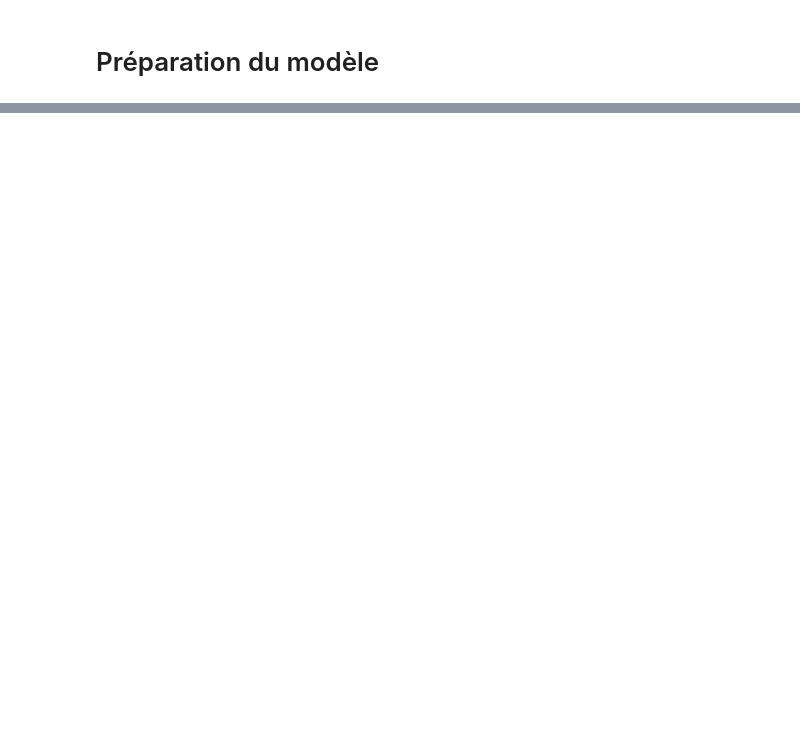
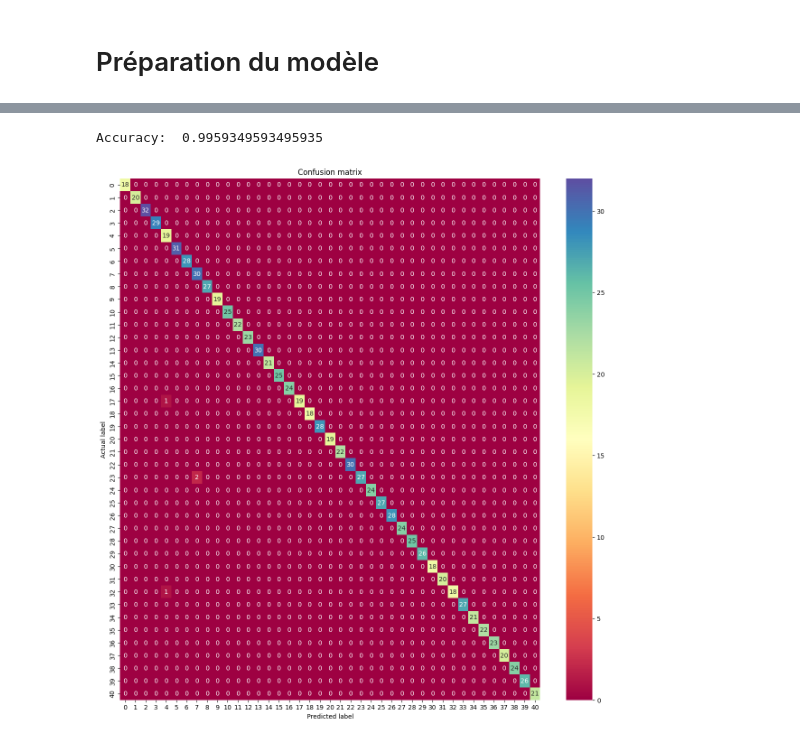
Before and after one commit to pascal-rithi-ke/detection_maladie, a Jupyter notebook: model/ChatBot.ipynb, the cells around one changed output, grey strips where cells are left out. Drawn from its saved outputs; the diff is of its cells as text; code cells hidden in the pictures; blank space fills up the shorter version.

Commit message:
ajout model entrainer + front et back

```diff
--- a/model/ChatBot.ipynb
+++ b/model/ChatBot.ipynb
@@ -464,0 +230,3 @@ plt.show()
+# %%
+df = df.fillna(0)
+df.head()
@@ -464,0 +429,19 @@ plt.show()
+# %%
+# Testing the model
+model = RandomForestClassifier()
+model.fit(X_train, y_train)
+predictions = model.predict(X_test)
+
+print("Accuracy: ",metrics.accuracy_score(y_test, predictions))
+
+# Confusion matrix
+cm = metrics.confusion_matrix(y_test, predictions)
+plt.figure(figsize=(15,15))
+sns.heatmap(cm, annot=True, fmt="d", cmap="Spectral")
+plt.title('Confusion matrix')
+plt.ylabel('Actual label')
+plt.xlabel('Predicted label')
+plt.show()
+# %% [output]
+Accuracy:  0.9959349593495935
+[figure, added]
```
Also changed, not shown: parts of 54 cells of this notebook, 20 other files.
